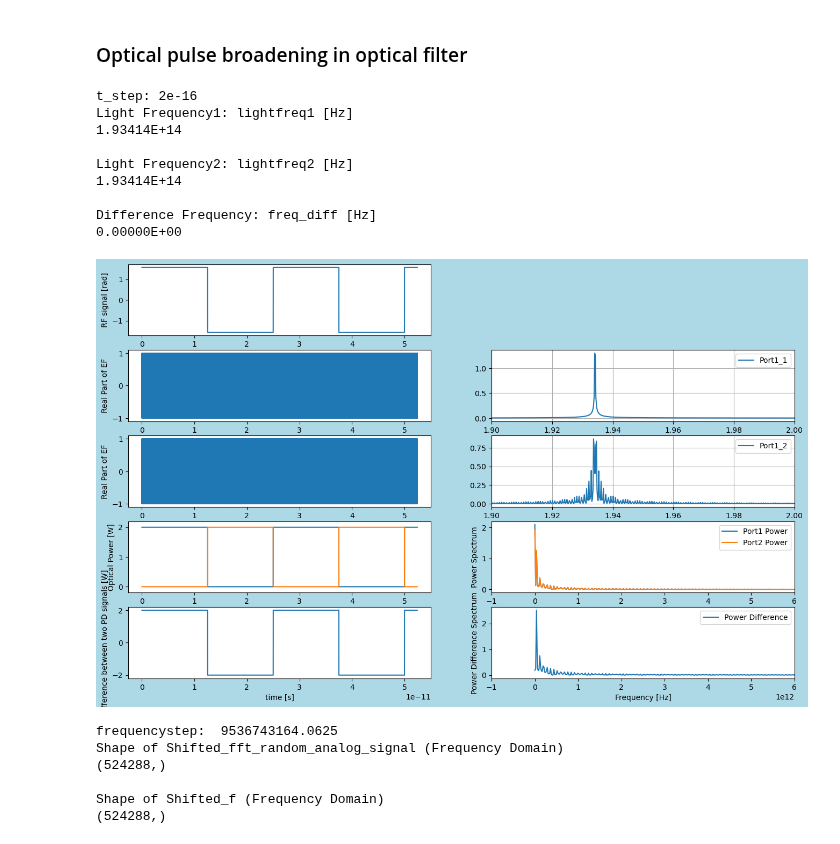
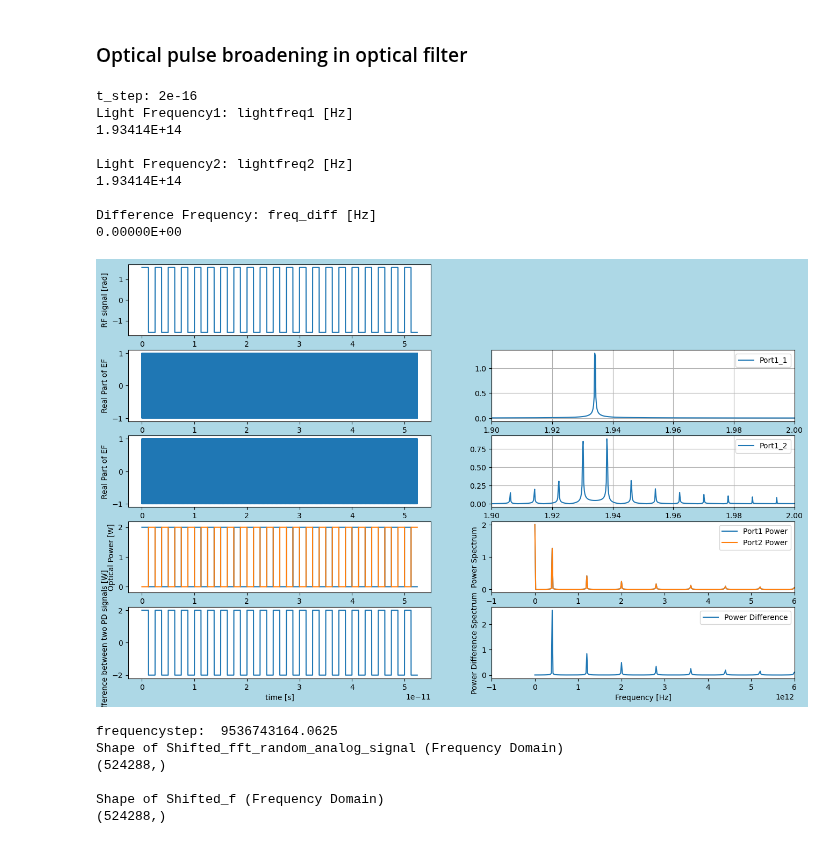
Before and after one commit to tacticstactics/Optical-pulse-broadening, a Jupyter notebook: optical_pulse_broadening_in_optical_filter.ipynb, the cells around one changed output. Saved outputs shown, nothing was run; the diff lists cells and outputs as text; code cells hidden in the pictures.

```diff
--- a/optical_pulse_broadening_in_optical_filter.ipynb
+++ b/optical_pulse_broadening_in_optical_filter.ipynb
@@ -53,7 +53,7 @@ print('t_step:', t_step)
 tcol = np.linspace(0.0, t_step * samplerate, samplerate, endpoint=False)
 
 amp_c = 0.5 * np.pi
-freq_rf = 40e9 # [Hz]
+freq_rf = 400e9 # [Hz]
 
 md = 1 # modulation depth. 1 = 100 %
 dc_offset = 0 # DC offset
@@ -64,7 +64,7 @@ dc_offset = 0 # DC offset
 #Rectangular
 rfsignalcol = amp_c *signal.square(2 * np.pi * freq_rf * tcol) +dc_offset #[rad]
 
-#prbc
+#prbs
 #rfsignalcol = prbs_1(samplerate, a1_range = [0,1], b1_range = [10, 50])
 #rfsignalcol = prbs_2(samplerate, numberofpointspersymbol = 2 ** 6)
 
@@ -222,34 +222,34 @@ ax1_8.set_ylabel("Power Spectrum")
 ax1_8.set_xlim(-1e12,6e12)
 ax1_8.legend()
 
 
 ax1_8.plot(xf, 2.0/samplerate * np.abs(Port2_powercol_f[0:samplerate//2]), label="Port2 Power")
 ax1_8.set_ylabel("Power Spectrum")
 ax1_8.set_xlim(-1e12,6e12)
 ax1_8.legend()
 
 
 Power_diffcol_f = fft(Power_diffcol)
 ax1_10.plot(xf, 2.0/samplerate * np.abs(Power_diffcol_f[0:samplerate//2]), label="Power Difference")
 ax1_10.set_xlabel("Frequency [Hz]")
 ax1_10.set_ylabel("Power Difference Spectrum")
 ax1_10.set_xlim(-1e12,6e12)
 ax1_10.legend()
 
 #plt.savefig(f"{wl2}_{freq_rf}.png", dpi=300)
 
 plt.show()
 # %% [output]
 t_step: 2e-16
 Light Frequency1: lightfreq1 [Hz]
 1.93414E+14
 
 Light Frequency2: lightfreq2 [Hz]
 1.93414E+14
 
 Difference Frequency: freq_diff [Hz]
 0.00000E+00
-[figure, old version]
+[figure, new version]
 # %%
 
 N = 2* samplerate
```
